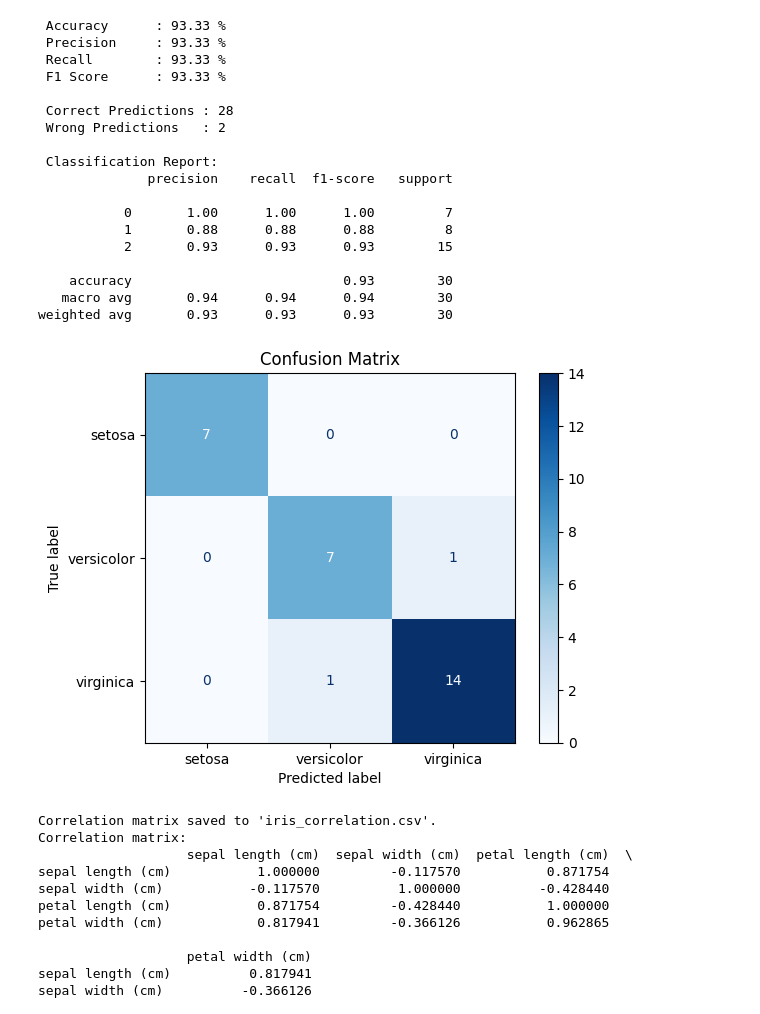
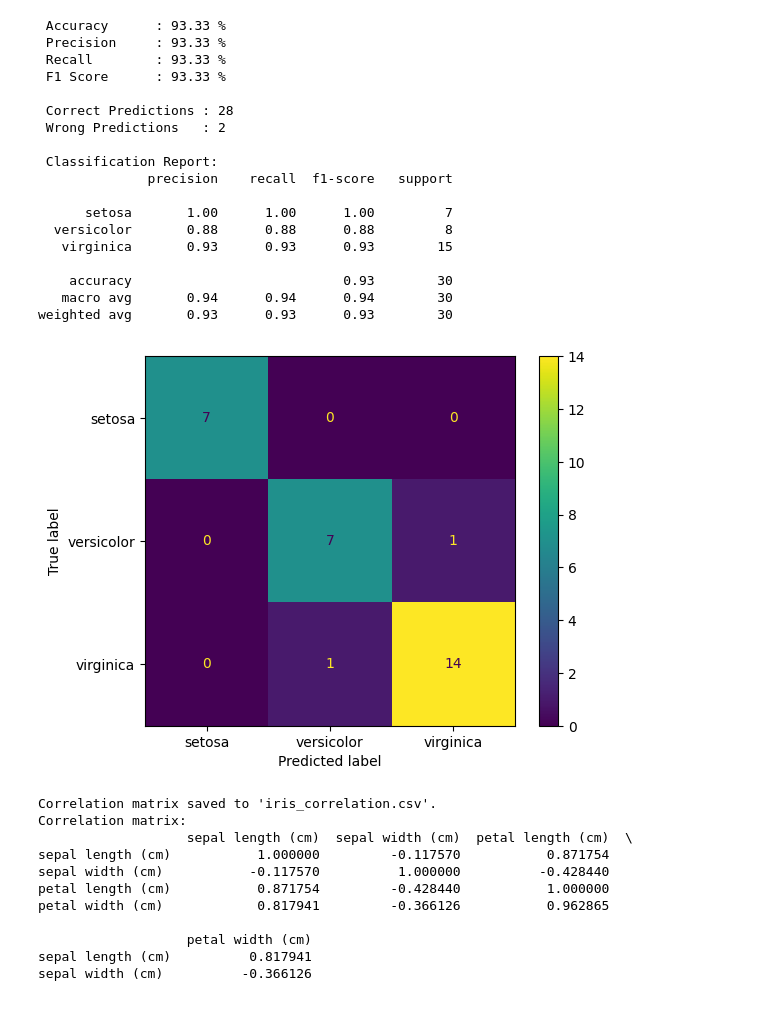
Before and after one commit to AJ26WEST/AI-S5, a Jupyter notebook: test.ipynb, the cells around one changed output. Drawn from its saved outputs; the diff is of its cells as text; code cells hidden in the pictures.

```diff
--- a/test.ipynb
+++ b/test.ipynb
@@ -57,11 +51,15 @@ from sklearn.neighbors import KNeighborsClassifier
 from sklearn.model_selection import train_test_split
 from sklearn.datasets import load_iris
 from sklearn.metrics import (
-    confusion_matrix, ConfusionMatrixDisplay,
-    classification_report, accuracy_score,
-    precision_score, recall_score, f1_score
+    confusion_matrix,
+    classification_report,
+    accuracy_score,
+    precision_score,
+    recall_score,
+    f1_score,ConfusionMatrixDisplay
 )
 import matplotlib.pyplot as plt
+import seaborn as sns
 
 # Load the dataset
 irisData = load_iris()
@@ -78,55 +76,53 @@ knn.fit(X_train, y_train)
 # Predictions
 y_pred = knn.predict(X_test)
 
-# Accuracy
+# Accuracy and Scores
 accuracy = accuracy_score(y_test, y_pred)
 precision = precision_score(y_test, y_pred, average='weighted')
 recall = recall_score(y_test, y_pred, average='weighted')
 f1 = f1_score(y_test, y_pred, average='weighted')
 
-# Correct/Wrong Predictions
 correct = sum(y_pred == y_test)
 wrong = sum(y_pred != y_test)
 
 # Print Results
 print(f"\n Accuracy      : {round(accuracy * 100, 2)} %")
 print(f" Precision     : {round(precision * 100, 2)} %")
 print(f" Recall        : {round(recall * 100, 2)} %")
 print(f" F1 Score      : {round(f1 * 100, 2)} %")
 
 print(f"\n Correct Predictions : {correct}")
 print(f" Wrong Predictions   : {wrong}")
 
-# Classification report
 print("\n Classification Report:")
-print(classification_report(y_test, y_pred))
+print(classification_report(y_test, y_pred, target_names=irisData.target_names))
 
-# Confusion Matrix
+
+# Confusion Matrix using Seaborn
 cm = confusion_matrix(y_test, y_pred)
-disp = ConfusionMatrixDisplay(confusion_matrix=cm, display_labels=irisData.target_names)
-disp.plot(cmap=plt.cm.Blues)
-plt.title("Confusion Matrix")
+disp=ConfusionMatrixDisplay(confusion_matrix(y_test, y_pred),display_labels=iris.target_names)
+disp.plot()
 plt.show()
 # %% [output]
  Accuracy      : 93.33 %
  Precision     : 93.33 %
  Recall        : 93.33 %
  F1 Score      : 93.33 %
 
  Correct Predictions : 28
  Wrong Predictions   : 2
 
  Classification Report:
               precision    recall  f1-score   support
 
-           0       1.00      1.00      1.00         7
-           1       0.88      0.88      0.88         8
-           2       0.93      0.93      0.93        15
+      setosa       1.00      1.00      1.00         7
+  versicolor       0.88      0.88      0.88         8
+   virginica       0.93      0.93      0.93        15
 
     accuracy                           0.93        30
    macro avg       0.94      0.94      0.94        30
 weighted avg       0.93      0.93      0.93        30
-[figure, old version]
+[figure, new version]
 # %%
 import pandas as pd
 from sklearn.datasets import load_iris
```
Also changed, not shown: parts of 7 cells of this notebook.
